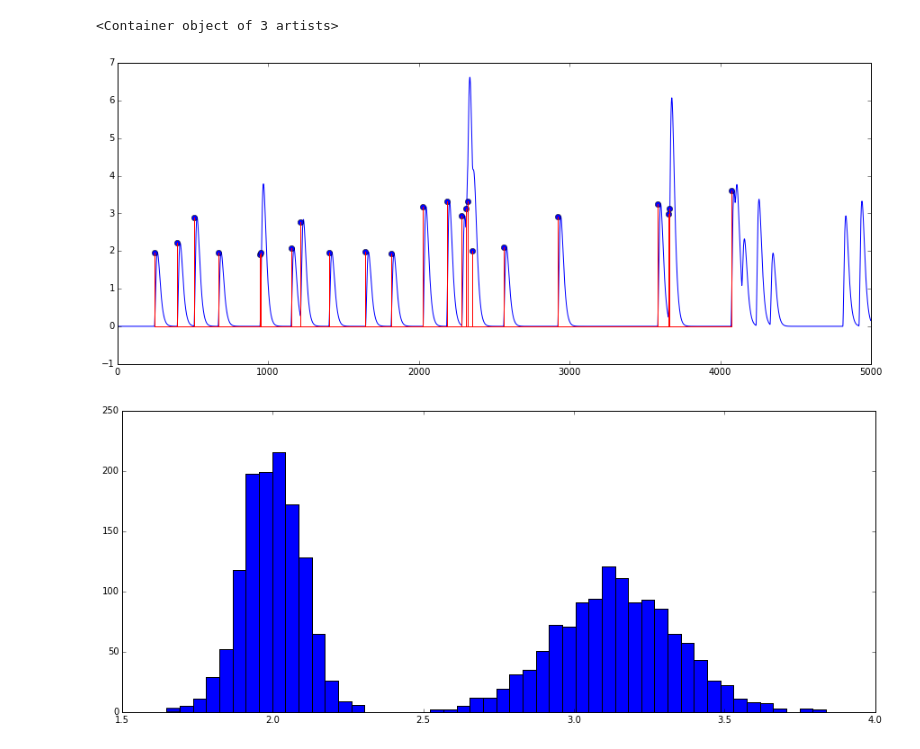
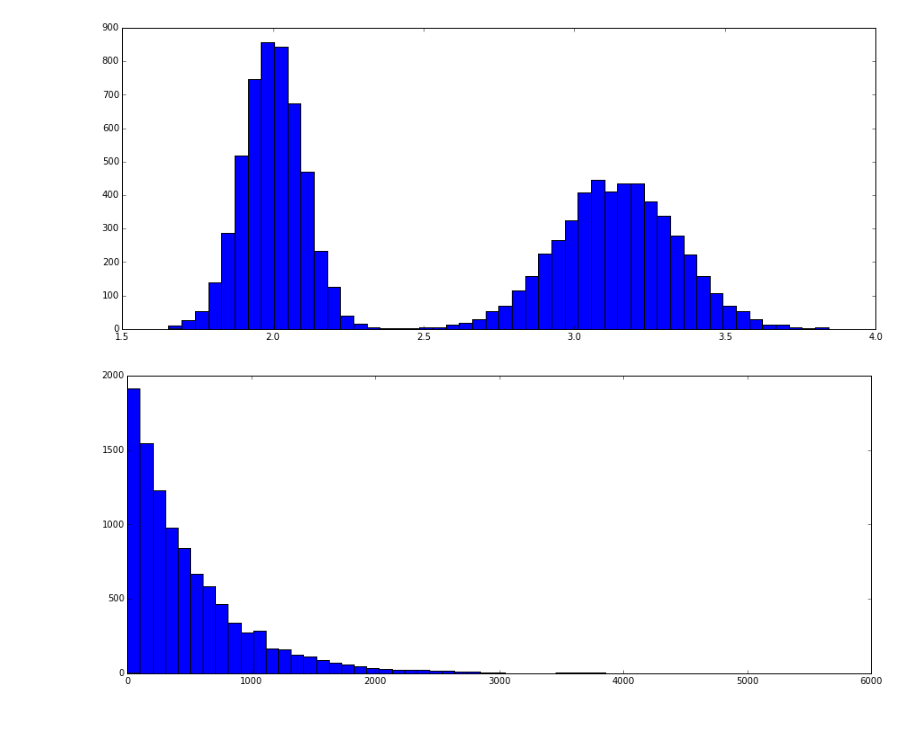
Before and after one commit to paulilhe/shot_noise, a Jupyter notebook: Simulation_example.ipynb, the cells around one changed output. Drawn from its saved outputs; the diff is of its cells as text; code cells hidden in the pictures; blank space fills up the shorter version.

```diff
--- a/Simulation_example.ipynb
+++ b/Simulation_example.ipynb
@@ -15,6 +15,6 @@ def mixed_gaussian(n):
 # %%
 sn = sim.ShotNoise(impulse_response=h, intensity=intensity)
 sn.impulse_response = h
-sn.intensity = .5
+sn.intensity = .2
 sn.marks_density = mixed_gaussian
 # %%
@@ -31,12 +35,8 @@ Populating the interactive namespace from numpy and matplotlib
-# %%
-plt.figure(figsize=(15,6))
-plot(sn.signal[:5000])
-stem(sn.times[:23], sn.marks[:23], 'r')
-# %% [output]
-<Container object of 3 artists>
-[figure, removed]
 # %%
 plt.figure(figsize=(15, 6))
 hist(sn.marks, bins=50);
+plt.figure(figsize=(15, 6))
+hist(np.diff(sn.times), bins=50);
 # %% [output]
-[figure, old version]
+[figure, new version]
+[figure, added]
```
Also changed, not shown: parts of 14 cells of this notebook, 1 other file.
